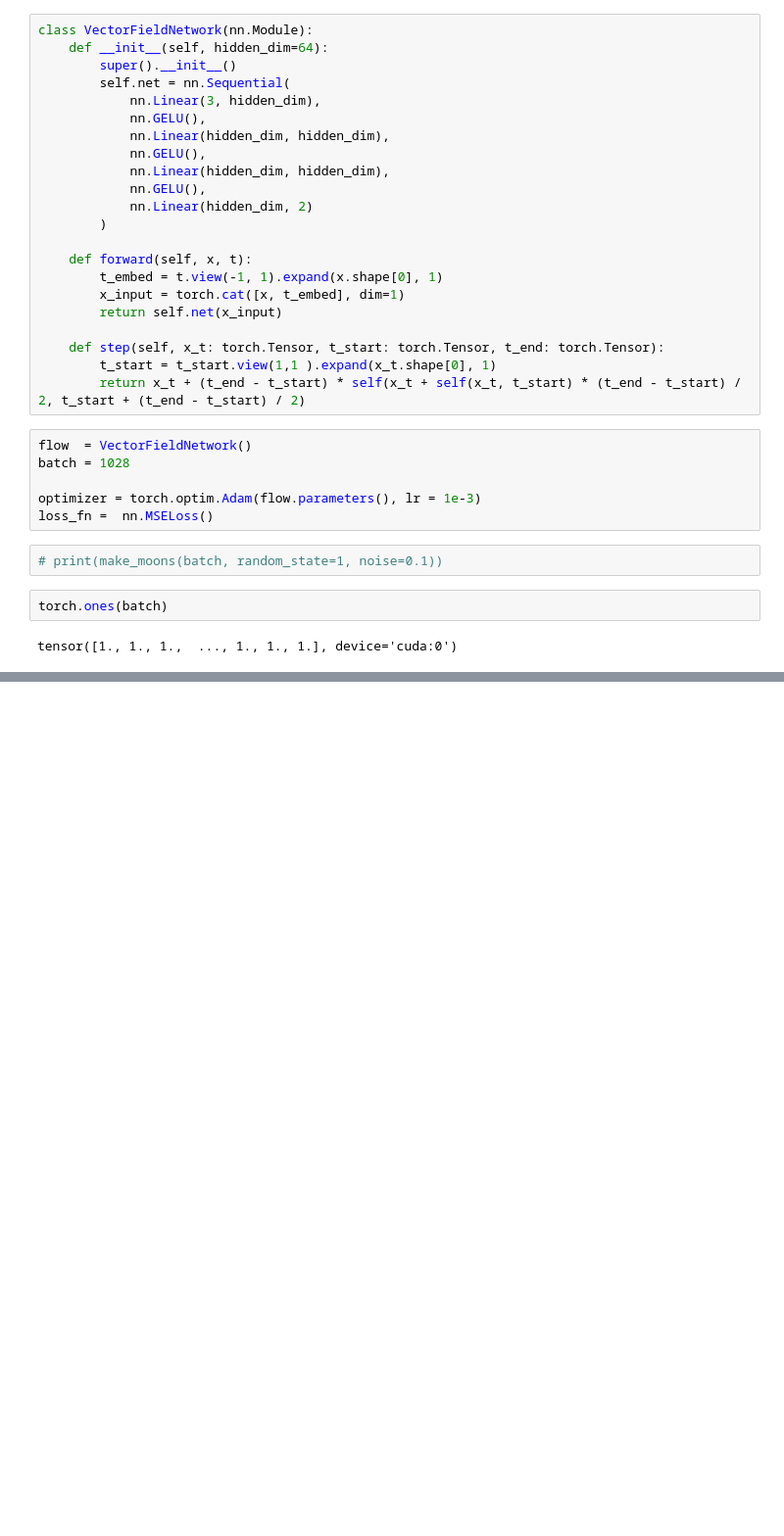
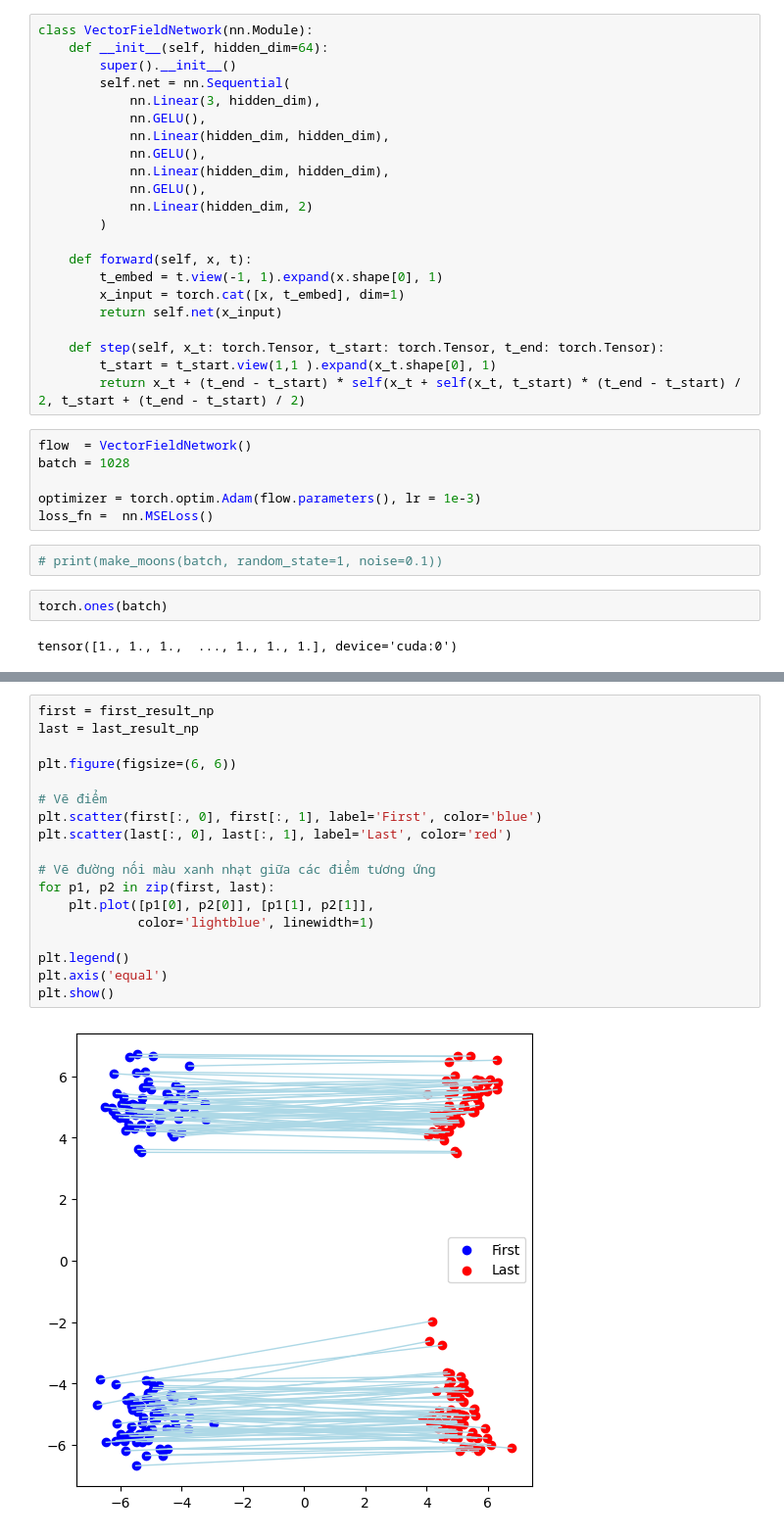
Before and after one commit to snozywolf59/ms2-signal-modelling-by-fm, a Jupyter notebook: demo-code/independent_coupling.ipynb, the cells around one changed output, grey strips where cells are left out. Shown: that part at 98% size. Cells and saved outputs as stored; diff of their text form; blank space fills up the shorter version.

```diff
--- a/demo-code/independent_coupling.ipynb
+++ b/demo-code/independent_coupling.ipynb
@@ -171,0 +201,20 @@ plt.show()
+# %%
+first = first_result_np
+last = last_result_np
+
+plt.figure(figsize=(6, 6))
+
+# Vẽ điểm
+plt.scatter(first[:, 0], first[:, 1], label='First', color='blue')
+plt.scatter(last[:, 0], last[:, 1], label='Last', color='red')
+
+# Vẽ đường nối màu xanh nhạt giữa các điểm tương ứng
+for p1, p2 in zip(first, last):
+    plt.plot([p1[0], p2[0]], [p1[1], p2[1]],
+             color='lightblue', linewidth=1)
+
+plt.legend()
+plt.axis('equal')
+plt.show()
+# %% [output]
+[figure, added]
```
Also changed, not shown: parts of 10 cells of this notebook, 6 other files.
